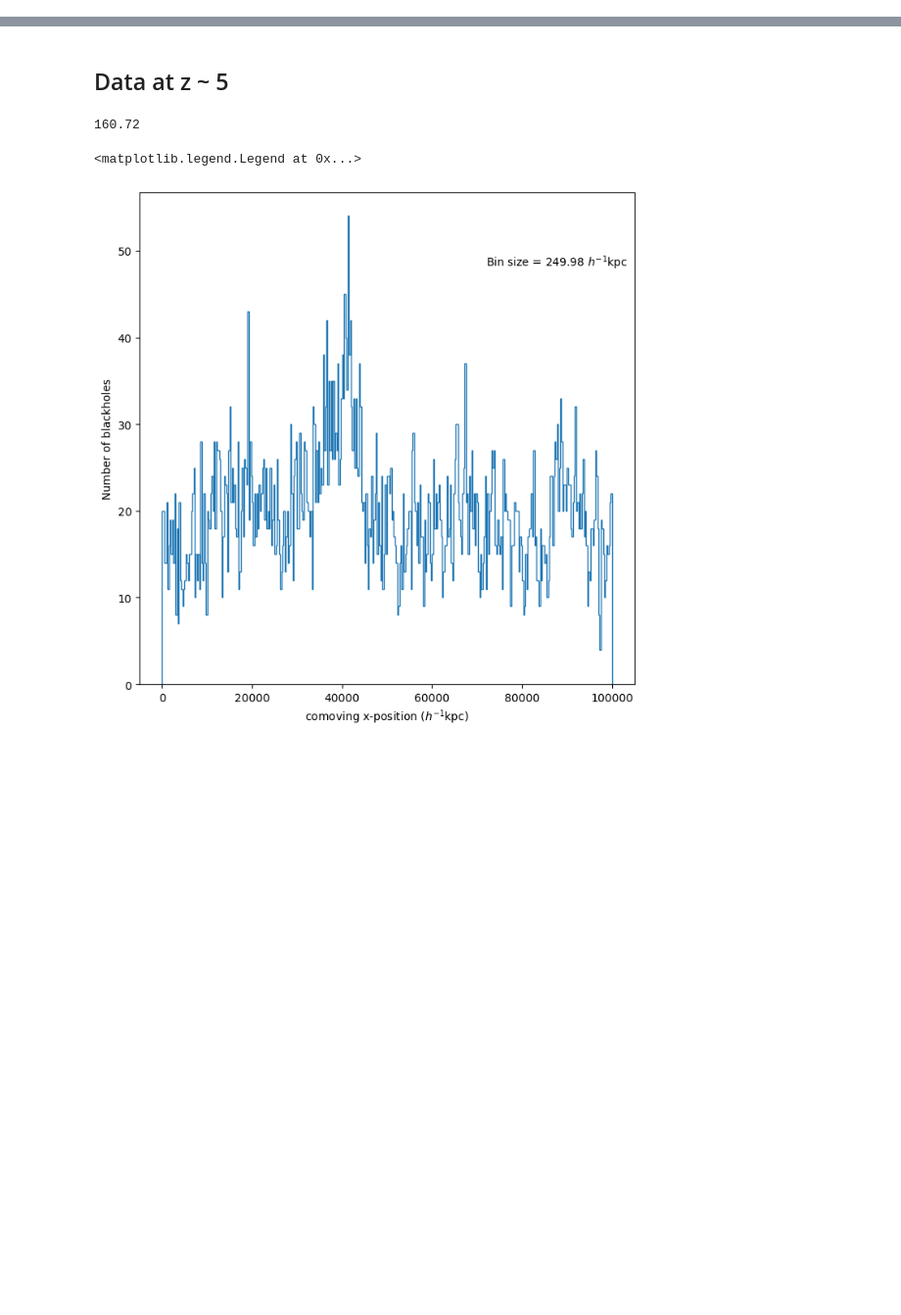
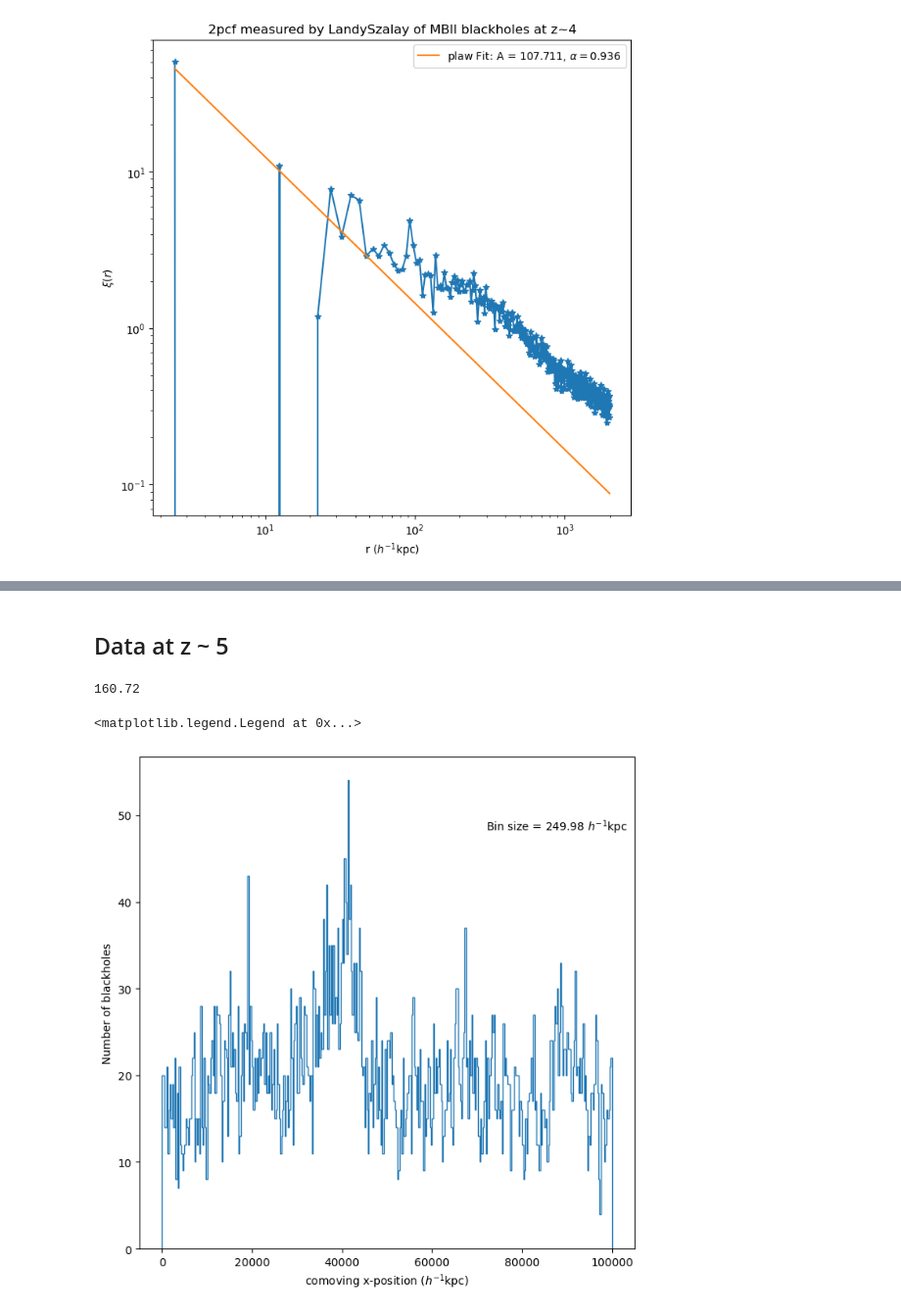
Before and after one commit to VibinRam/DP2, a Jupyter notebook: Codes/Clustering_simulation/MBIIdatacorr.ipynb, the cells around one changed output, grey strips where cells are left out. Shown at 98% size. Cells and saved outputs as stored; diff of their text form; code cells hidden in the pictures; blank space fills up the shorter version.

```diff
--- a/Codes/Clustering_simulation/MBIIdatacorr.ipynb
+++ b/Codes/Clustering_simulation/MBIIdatacorr.ipynb
@@ -115,0 +13,97 @@ _2pcf_fit_alpha
+# %%
+mult = 50 ## Number of random points used as a multiple of number of data points
+z_bin_size = 5   ## Bin size used to produce a new z distribution of the random numbers
+bin_size = 5  ## Bin size used for correlation function measurement
+
+
+MBII_z4_filename = "bhprops_034.txt"
+MBII_z4 = np.loadtxt(DATA_DIRECTORY + MBII_z4_filename)
+
+bh_pos_x = np.copy(MBII_z4[:, 2])
+bh_pos_y = np.copy(MBII_z4[:, 3])
+bh_pos_z = np.copy(MBII_z4[:, 4])
+
+n_D = len(bh_pos_x)
+n_rand = mult * n_D
+rand_x = np.random.uniform(np.min(bh_pos_x), np.max(bh_pos_x), n_rand)
+rand_y = np.random.uniform(np.min(bh_pos_y), np.max(bh_pos_y), n_rand)
+
+#-------------------------------------------------------------------------------------------
+#Drawing random numbers for z from smoothed distribution of the data z vals
+
+z_bin = np.arange(np.min(bh_pos_z), np.max(bh_pos_z), z_bin_size)[:,np.newaxis]
+z_bin_mid = (z_bin + z_bin_size/2)[:-1]
+kde = KernelDensity(kernel="gaussian", bandwidth=50).fit(bh_pos_z[:,np.newaxis])
+log_dens = kde.score_samples(z_bin_mid)
+pdf = np.exp(log_dens)
+# ax.fill(pos_z[:, 0], pdf, fc="#AAAAFF")
+cdf = np.cumsum(pdf)
+cdf = cdf / np.max(cdf)
+cdf = np.insert(cdf, 0, 0)
+
+z_bin = z_bin.flatten()
+z_bin_mid = z_bin_mid.flatten()
+
+uni_val = np.random.rand(n_rand)
+bin_indices = np.searchsorted(cdf, uni_val)
+bin_edges = z_bin[bin_indices - 1]
+bin_diff = z_bin[bin_indices] - z_bin[bin_indices-1]
+bin_weights = (uni_val - cdf[bin_indices-1]) / (cdf[bin_indices] - cdf[bin_indices-1])
+rand_z = bin_edges + bin_weights * bin_diff
+
+#-------------------------------------------------------------------------------------------
+
+print(len(bh_pos_x)/50)
+
+n_bins = 400
+fig, ax = plt.subplots(figsize = (8,8))
+hist_data = plt.hist(bh_pos_x, bins=n_bins, histtype='step')[0];
+ax.set_xlabel(r'comoving x-position ($h^{-1}$kpc)')
+ax.set_ylabel(r'Number of blackholes')
+ax.text(0.70, 0.85, r'Bin size = {} $h^{{-1}}$kpc'.format(np.round((np.max(bh_pos_x) - np.min(bh_pos_x))/n_bins, 2)), transform = ax.transAxes)
+
+fig2, ax2 = plt.subplots(figsize = (8,8))
+hist_data = plt.hist(bh_pos_y, bins=n_bins, histtype='step')[0];
+ax2.set_xlabel(r'comoving y-position ($h^{-1}$kpc)')
+ax2.set_ylabel(r'Number of blackholes')
+ax2.text(0.70, 0.85, r'Bin size = {} $h^{{-1}}$kpc'.format(np.round((np.max(bh_pos_y) - np.min(bh_pos_y))/n_bins, 2)), transform = ax2.transAxes)
+
+fig3, ax3 = plt.subplots(figsize = (8,8))
+hist_data = plt.hist(bh_pos_z, bins=n_bins, histtype='step')[0];
+ax3.set_xlabel(r'comoving z-position ($h^{-1}$kpc)')
+ax3.set_ylabel(r'Number of blackholes')
+ax3.text(0.70, 0.85, r'Bin size = {} $h^{{-1}}$kpc'.format(np.round((np.max(bh_pos_z) - np.min(bh_pos_z))/n_bins, 2)), transform = ax3.transAxes)
+
+## ---------------------------------------------------------------------------------------------------------------------------------------------------
+
+bins = np.arange(0, 2000, bin_size)
+bin_mids = (bins[0:-1] + bins[1:])/2
+
+result_DD = DD(autocorr=1, nthreads=1, binfile=bins, X1 = bh_pos_x, Y1 = bh_pos_y, Z1 = bh_pos_z, periodic=False)
+result_RR = DD(autocorr=1, nthreads=1, binfile=bins, X1 = rand_x, Y1 = rand_y, Z1 = rand_z, periodic=False)
+result_DR = DD(autocorr=0, nthreads=1, binfile=bins, X1 = bh_pos_x, Y1 = bh_pos_y, Z1 = bh_pos_z, X2 = rand_x, Y2 = rand_y, Z2 = rand_z, periodic=False)
+
+DD_norm = (n_D * (n_D - 1))/2
+RR_norm = (n_rand * (n_rand - 1))/2
+DR_norm = n_D * n_rand
+
+DD_count = result_DD['npairs']/2
+RR_count = result_RR['npairs']/2
+DR_count = result_DR['npairs']
+
+LandSzal2pcf = (DD_count/DD_norm - 2 * DR_count/DR_norm + RR_count/RR_norm)/(RR_count/RR_norm)
+
+fig, ax = plt.subplots(figsize = (8,8))
+ax.plot(bin_mids, LandSzal2pcf, '-*')
+ax.set_xlabel(r'r ($h^{-1}$kpc)')
+ax.set_ylabel(r'$\xi(r)$')
+ax.set_title("2pcf measured by LandySzalay of MBII blackholes at z~4")
+ax.set_xscale('log')
+ax.set_yscale('log')
+
+temp_popt, temp_pcov = spo.curve_fit(pow_func, bin_mids, LandSzal2pcf)
+_2pcf_fit_alpha = temp_popt[1]
+_2pcf_fit_A = temp_popt[0]
+ax.plot(bin_mids, pow_func(bin_mids, _2pcf_fit_A, _2pcf_fit_alpha), label=r"plaw Fit: A = {}, $\alpha = {}$".format(np.round(_2pcf_fit_A, 3), np.round(_2pcf_fit_alpha,3)))
+ax.legend()
+# %% [output]
@@ -115,0 +120 @@ _2pcf_fit_alpha
+[figure, added]
```
Also changed, not shown: parts of 4 cells of this notebook.
